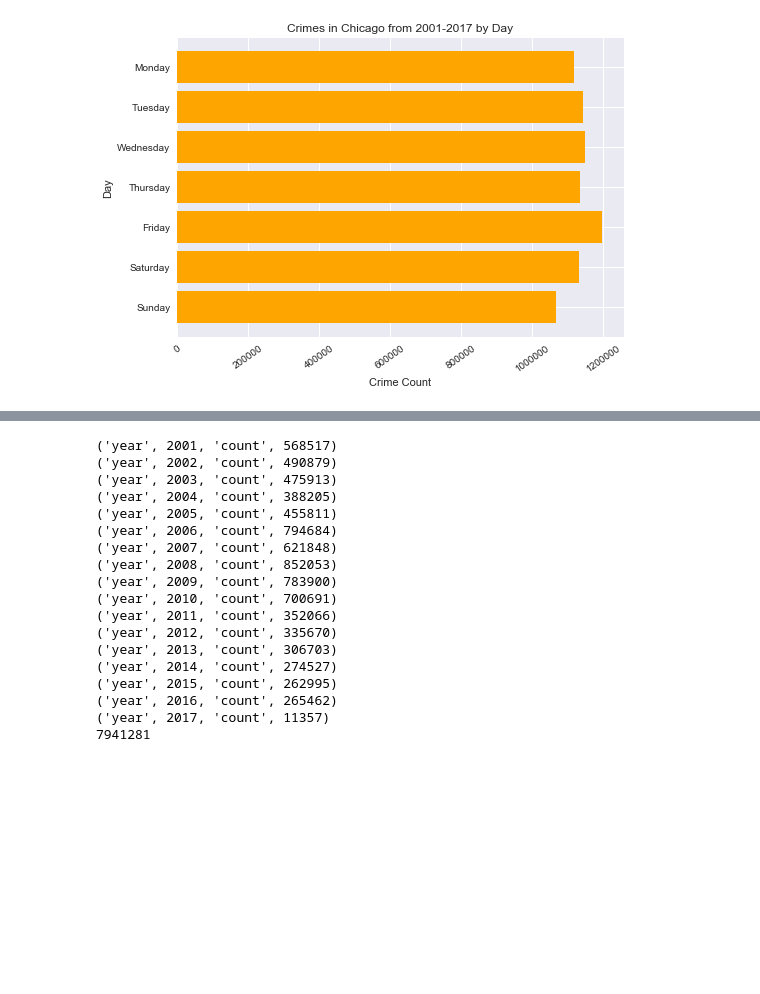
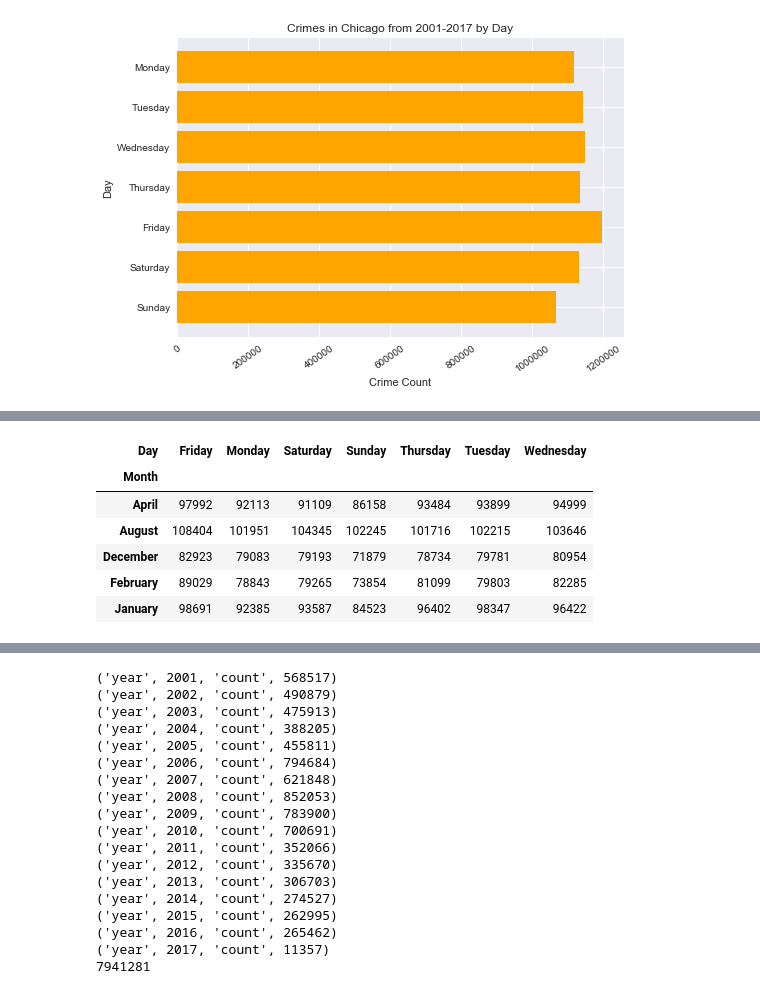
Before and after one commit to bodhisattamaiti25/projects-data-science, a Jupyter notebook: chicago_crime_data_analysis/chicago_crime_data_analysis.ipynb, the cells around one changed output, grey strips where cells are left out. Cells and saved outputs as stored; diff of their text form; code cells hidden in the pictures; blank space fills up the shorter version.

```diff
--- a/chicago_crime_data_analysis/chicago_crime_data_analysis.ipynb
+++ b/chicago_crime_data_analysis/chicago_crime_data_analysis.ipynb
@@ -330,0 +348,11 @@ plt.show()
+# %%
+crime_counts_by_month_day_df = crime_counts_by_month_day_df.pivot('Month', 'Day', 'Count')
+crime_counts_by_month_day_df.head()
+# %% [output]
+| Day | Friday | Monday | Saturday | Sunday | Thursday | Tuesday | Wednesday |
+| Month |  |  |  |  |  |  |  |
+| April | 97992 | 92113 | 91109 | 86158 | 93484 | 93899 | 94999 |
+| August | 108404 | 101951 | 104345 | 102245 | 101716 | 102215 | 103646 |
+| December | 82923 | 79083 | 79193 | 71879 | 78734 | 79781 | 80954 |
+| February | 89029 | 78843 | 79265 | 73854 | 81099 | 79803 | 82285 |
+| January | 98691 | 92385 | 93587 | 84523 | 96402 | 98347 | 96422 |
```
Also changed, not shown: parts of 4 cells of this notebook.
